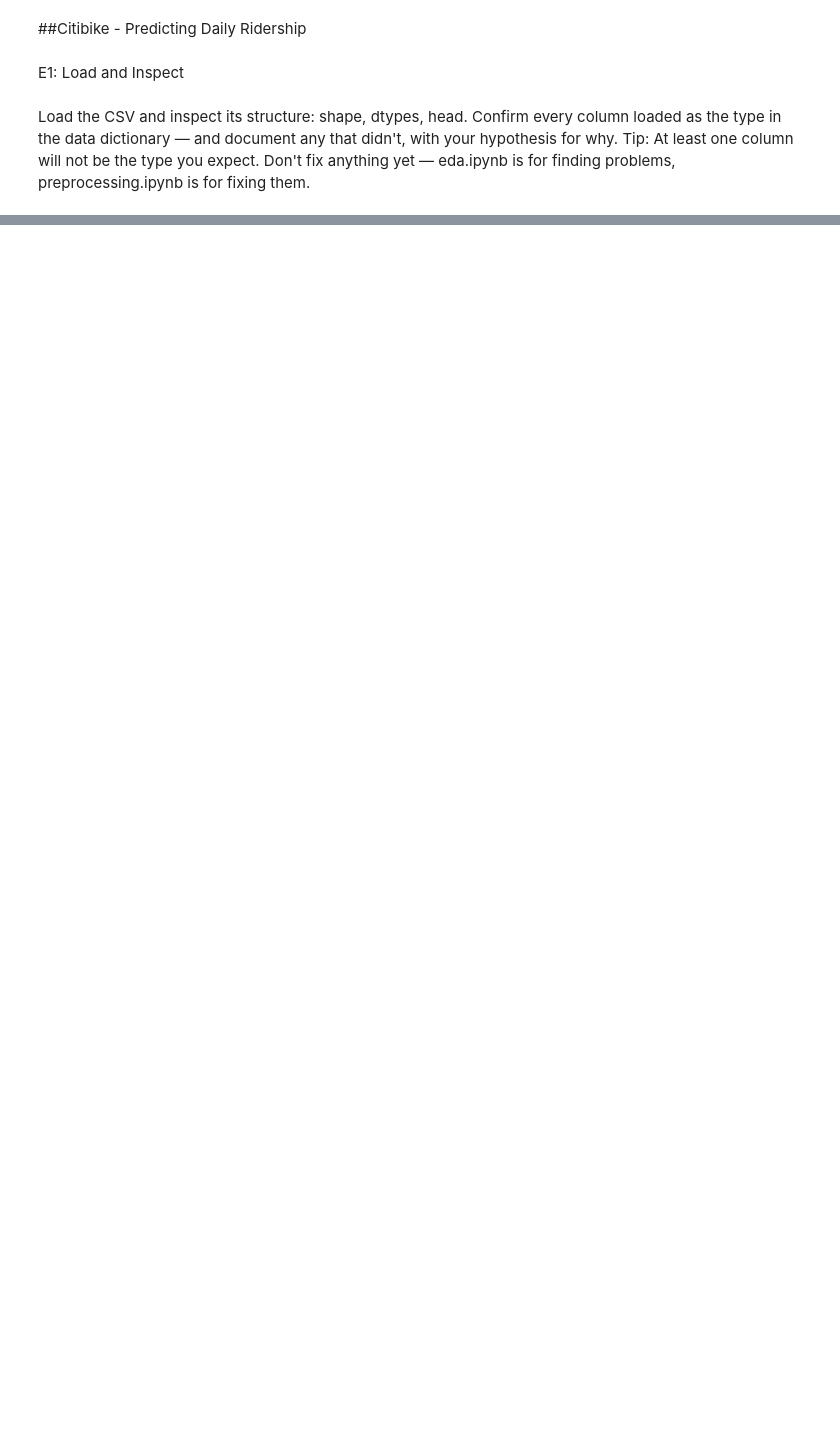
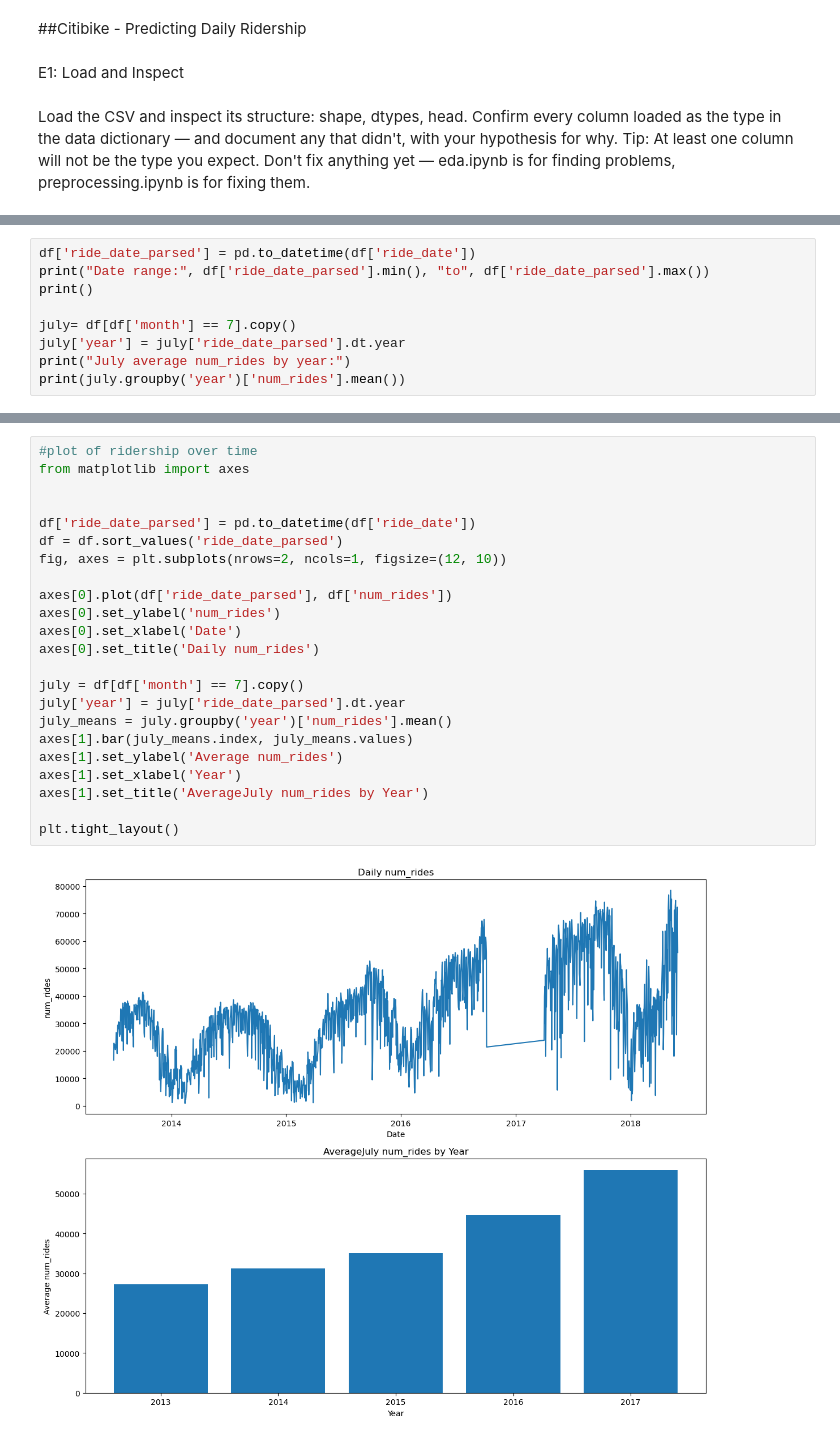
Before and after one commit to chillblossom/citibike-ridership, a Jupyter notebook: code/eda.ipynb, the cells around one changed output, grey strips where cells are left out. Cells and saved outputs as stored; diff of their text form; blank space fills up the shorter version.

```diff
--- a/code/eda.ipynb
+++ b/code/eda.ipynb
@@ -15,0 +101,9 @@ NameError: name 'dfhead' is not defined
+# %%
+df['ride_date_parsed'] = pd.to_datetime(df['ride_date'])
+print("Date range:", df['ride_date_parsed'].min(), "to", df['ride_date_parsed'].max())
+print()
+
+july= df[df['month'] == 7].copy()
+july['year'] = july['ride_date_parsed'].dt.year
+print("July average num_rides by year:")
+print(july.groupby('year')['num_rides'].mean())
@@ -15,0 +121,25 @@ NameError: name 'dfhead' is not defined
+# %%
+#plot of ridership over time
+from matplotlib import axes
+
+
+df['ride_date_parsed'] = pd.to_datetime(df['ride_date'])
+df = df.sort_values('ride_date_parsed')
+fig, axes = plt.subplots(nrows=2, ncols=1, figsize=(12, 10))
+
+axes[0].plot(df['ride_date_parsed'], df['num_rides'])
+axes[0].set_ylabel('num_rides')
+axes[0].set_xlabel('Date')
+axes[0].set_title('Daily num_rides')
+
+july = df[df['month'] == 7].copy()
+july['year'] = july['ride_date_parsed'].dt.year
+july_means = july.groupby('year')['num_rides'].mean()
+axes[1].bar(july_means.index, july_means.values)
+axes[1].set_ylabel('Average num_rides')
+axes[1].set_xlabel('Year')
+axes[1].set_title('AverageJuly num_rides by Year')
+
+plt.tight_layout()
+# %% [output]
+[figure, added]
```
Also changed, not shown: parts of 19 cells of this notebook.
